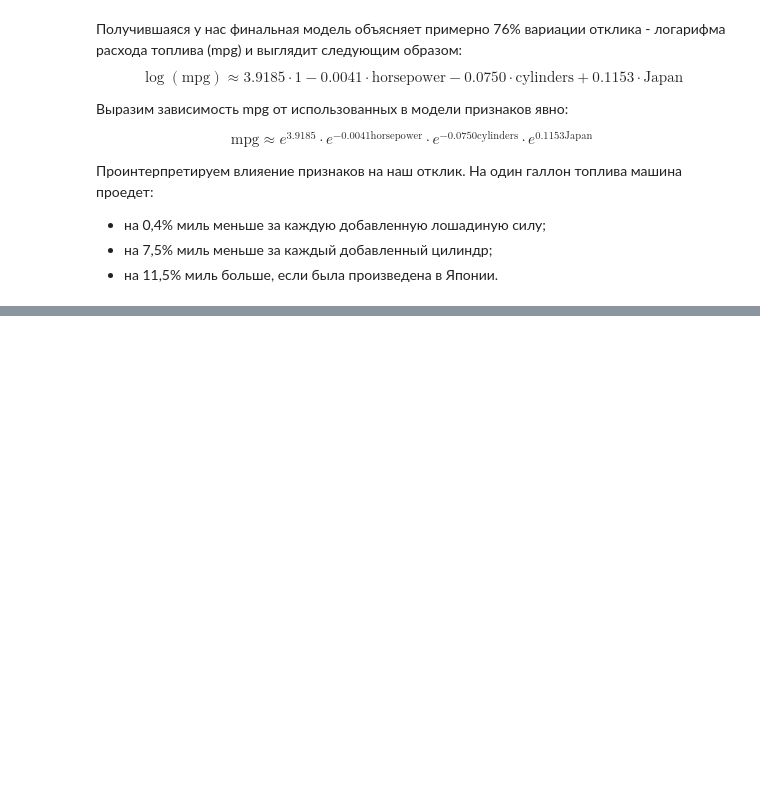
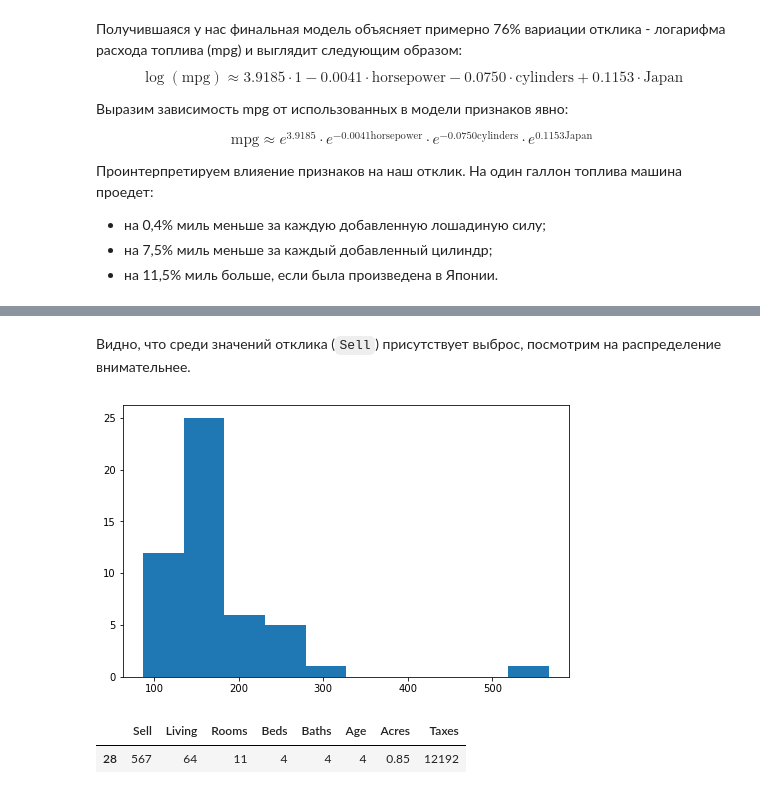
Before and after one commit to novayazarya/statistics, a Jupyter notebook: correlation-linreg.ipynb, the cells around one changed output, grey strips where cells are left out. Saved outputs shown, nothing was run; the diff lists cells and outputs as text; code cells hidden in the pictures; blank space fills up the shorter version.

```diff
--- a/correlation-linreg.ipynb
+++ b/correlation-linreg.ipynb
@@ -825,0 +874,12 @@ $$
+# %% [markdown]
+Видно, что среди значений отклика (`Sell`) присутствует выброс, посмотрим на распределение внимательнее.
+# %%
+plt.figure(figsize=(8,5))
+homes['Sell'].hist(grid=False);
+# %% [output]
+[figure, added]
+# %%
+homes[homes['Sell'] > 400]
+# %% [output]
+|  | Sell | Living | Rooms | Beds | Baths | Age | Acres | Taxes |
+| 28 | 567 | 64 | 11 | 4 | 4 | 4 | 0.85 | 12192 |
```
Also changed, not shown: parts of 39 cells of this notebook.
